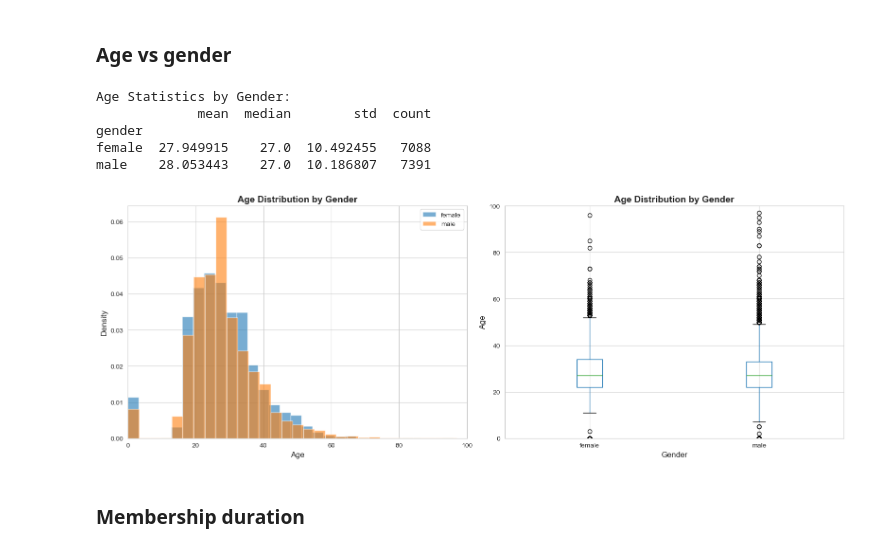
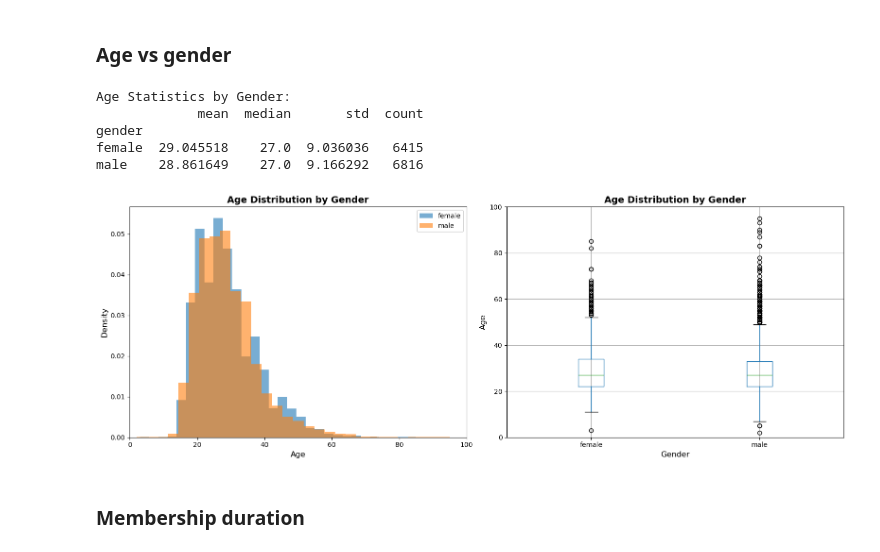
Before and after one commit to jeffgord/RAI-final, a Jupyter notebook: profiling.ipynb, the cells around one changed output. Cells and saved outputs as stored; diff of their text form; code cells hidden in the pictures.

```diff
--- a/profiling.ipynb
+++ b/profiling.ipynb
@@ -95,6 +95,6 @@ dtype: float64
 # %%
-members_filtered = df_members[df_members['msno'].isin(df_train['msno'].unique())]
-members_filtered
+df_members = df_members[df_members['msno'].isin(df_train['msno'].unique())]
+df_members
 # %% [output]
 |  | msno | city | bd | gender | registered_via | registration_init_time | expiration_date |
 | 0 | XQxgAYj3klVKjR3oxPPXYYFp4soD4TuBg... | 1 | 0 | NaN | 7 | 20110820 | 20170920 |
@@ -399,0 +489,33 @@ dtype: float64
+# %%
+fig, axes = plt.subplots(1, 2, figsize=(16, 5))
+
+# gender distribution
+gender_counts = df_artists['gender'].value_counts(dropna=False)
+gender_pct = (gender_counts / gender_counts.sum() * 100).sort_values(ascending=False)
+
+gender_pct_display = gender_pct.copy()
+if pd.isna(gender_pct_display.index).any():
+    gender_pct_display.index = gender_pct_display.index.fillna('Unknown')
+
+gender_pct_display.plot(kind='bar', ax=axes[0], color=['#808080', '#FF6B6B', '#95E1D3', '#FFD93D'], width=0.6)
+axes[0].set_title('Artist Gender Distribution (Percentage)', fontsize=14, fontweight='bold')
+axes[0].set_xlabel('Gender', fontsize=12)
+axes[0].set_ylabel('Percentage (%)', fontsize=12)
+axes[0].tick_params(axis='x', rotation=45)
+axes[0].set_ylim(0, 60)
+
+# Add percentage labels on bars
+for i, (gender, pct) in enumerate(gender_pct_display.items()):
+    axes[0].text(i, pct + 1, f'{pct:.1f}%', ha='center', va='bottom', fontweight='bold', fontsize=9)
+
+
+# country distribution
+country_counts = df_artists['country'].value_counts().head(20).sort_values(ascending=False)
+country_counts.plot(kind='bar', ax=axes[1], color='steelblue', width=0.8)
+axes[1].set_title('Artist Country Distribution (Top 20)', fontsize=14, fontweight='bold')
+axes[1].set_xlabel('Country', fontsize=12)
+axes[1].set_ylabel('Count', fontsize=12)
+axes[1].tick_params(axis='x', rotation=45)
+
+plt.tight_layout()
+plt.show()
@@ -622,40 +743,40 @@ df_age_gender = df_members[['bd', 'gender']].dropna()
 df_age_gender = df_age_gender[df_age_gender['gender'].isin(['male', 'female'])]
 
 # get reasonable ages (0-100)
-df_age_gender = df_age_gender[(df_age_gender['bd'] >= 0) & (df_age_gender['bd'] <= 100)]
+df_age_gender = df_age_gender[(df_age_gender['bd'] >= 1) & (df_age_gender['bd'] <= 100)]
 
 age_by_gender = df_age_gender.groupby('gender')['bd'].agg(['mean', 'median', 'std', 'count'])
 print("\nAge Statistics by Gender:")
 print(age_by_gender)
 
 fig, axes = plt.subplots(1, 2, figsize=(16, 6))
 
 for gender in df_age_gender['gender'].unique():
     data = df_age_gender[df_age_gender['gender'] == gender]['bd']
     axes[0].hist(data, bins=30, alpha=0.6, label=gender, density=True)
 
 axes[0].set_title('Age Distribution by Gender', fontsize=14, fontweight='bold')
 axes[0].set_xlabel('Age', fontsize=12)
 axes[0].set_ylabel('Density', fontsize=12)
 axes[0].legend()
 axes[0].set_xlim(0, 100)
 
 df_age_gender.boxplot(column='bd', by='gender', ax=axes[1])
 axes[1].set_title('Age Distribution by Gender', fontsize=14, fontweight='bold')
 axes[1].set_xlabel('Gender', fontsize=12)
 axes[1].set_ylabel('Age', fontsize=12)
 axes[1].set_ylim(0, 100)
 
 plt.suptitle('')
 plt.tight_layout()
 plt.show()
 # %% [output]
 Age Statistics by Gender:
-             mean  median        std  count
+             mean  median       std  count
 gender
-female  27.949915    27.0  10.492455   7088
-male    28.053443    27.0  10.186807   7391
+female  29.045518    27.0  9.036036   6415
+male    28.861649    27.0  9.166292   6816
-[figure, old version]
+[figure, new version]
 # %% [markdown]
 ### Membership duration
 # %%
```
Also changed, not shown: parts of 38 cells of this notebook.
